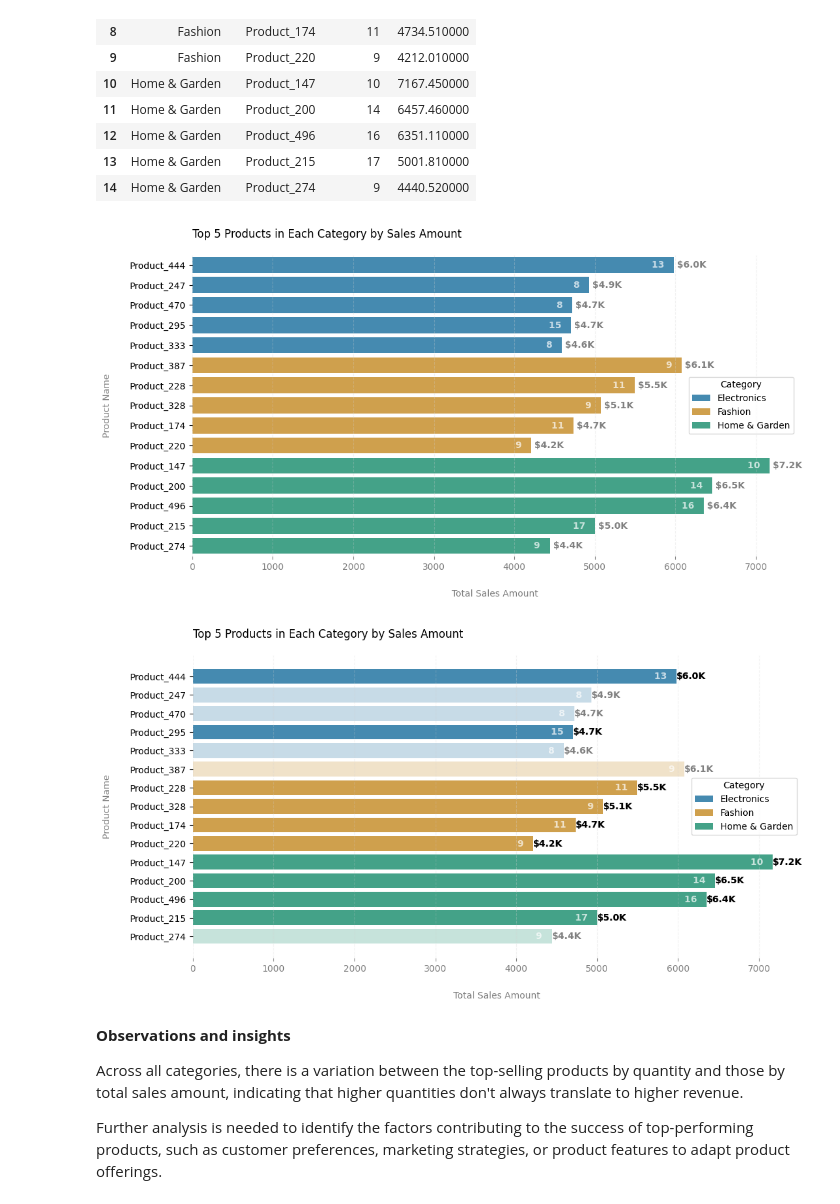
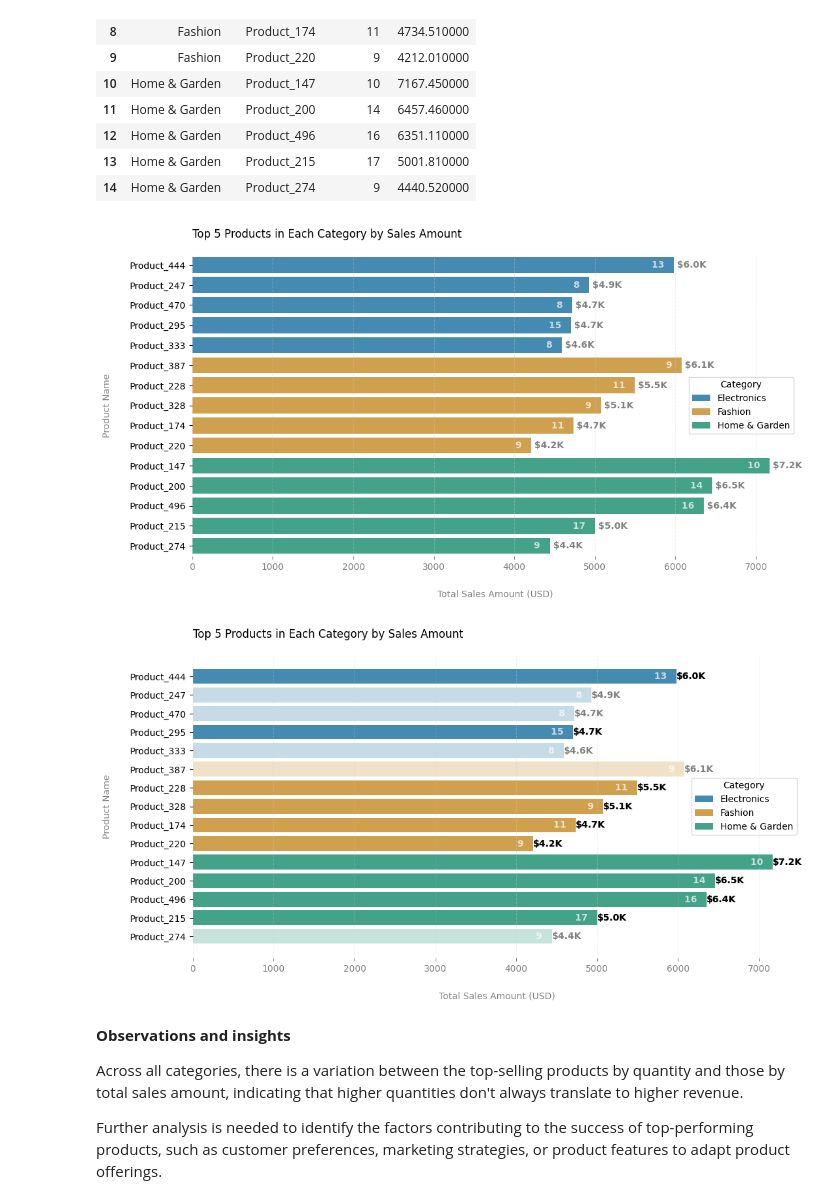
Before and after one commit to YuliaVK/Data-Analytics, a Jupyter notebook: EDA_Sales/notebooks/Sales_EDA.ipynb, the cells around one changed output. Saved outputs shown, nothing was run; the diff lists cells and outputs as text; code cells hidden in the pictures.

```diff
--- a/EDA_Sales/notebooks/Sales_EDA.ipynb
+++ b/EDA_Sales/notebooks/Sales_EDA.ipynb
@@ -731,26 +740,26 @@ top_5_products_am_category.style.background_gradient()
 # %%
 plt.figure(figsize=(12, 6))
 sns.barplot(x='TotalAmount', y='ProductName', hue='Category', data=top_5_products_am_category, palette='colorblind', alpha=0.8)
 plt.title('Top 5 Products in Each Category by Sales Amount', loc='left', y=1.04)
-plt.xlabel('Total Sales Amount', color='grey', fontsize=10, labelpad=20)
+plt.xlabel('Total Sales Amount (USD)', color='grey', fontsize=10, labelpad=20)
 plt.ylabel('Product Name', color='grey', fontsize=10, labelpad=20)
 
 for index, row in top_5_products_am_category.iterrows():
     plt.text(row['TotalAmount'], index, f' ${round(row["TotalAmount"] / 1000, 1)}K',
             ha='left', va='center', color='grey', fontweight='bold')
     plt.text(row['TotalAmount'], index, f'{row["Quantity"]}   ',
             ha='right', va='center', color='white', fontweight='bold', alpha=0.7)
 
 sns.despine()
 plt.gca().spines['left'].set_visible(False)
 plt.gca().spines['bottom'].set_visible(False)
 plt.grid(axis='x', linestyle='--', color='lightgrey', alpha=0.3)
 plt.tick_params(axis='x', colors='grey')
 plt.tick_params(axis='y', colors='black')
 plt.legend(title='Category', loc='center right')
 plt.show()
 # %% [output]
-[figure, old version]
+[figure, new version]
 # %%
 common_products = set(top_5_products_by_category['ProductName']).intersection(set(top_5_products_am_category['ProductName']))
 common_top_5_products_am_category = top_5_products_am_category[top_5_products_am_category['ProductName'].isin(common_products)]
@@ -758,7 +767,7 @@ common_top_5_products_am_category = top_5_products_am_category[top_5_products_am
 plt.figure(figsize=(12, 6))
 sns.barplot(x='TotalAmount', y='ProductName', hue='Category', data=top_5_products_am_category, palette='colorblind', alpha=0.8)
 plt.title('Top 5 Products in Each Category by Sales Amount', loc='left', y=1.04)
-plt.xlabel('Total Sales Amount', color='grey', fontsize=10, labelpad=20)
+plt.xlabel('Total Sales Amount (USD)', color='grey', fontsize=10, labelpad=20)
 plt.ylabel('Product Name', color='grey', fontsize=10, labelpad=20)
 
 for index, row in top_5_products_am_category.iterrows():
@@ -784,7 +793,7 @@ plt.tick_params(axis='y', colors='black')
 plt.legend(title='Category', loc='center right')
 plt.show()
 # %% [output]
-[figure, old version]
+[figure, new version]
 # %% [markdown]
 **Observations and insights**
 
```
Also changed, not shown: parts of 9 cells of this notebook.
